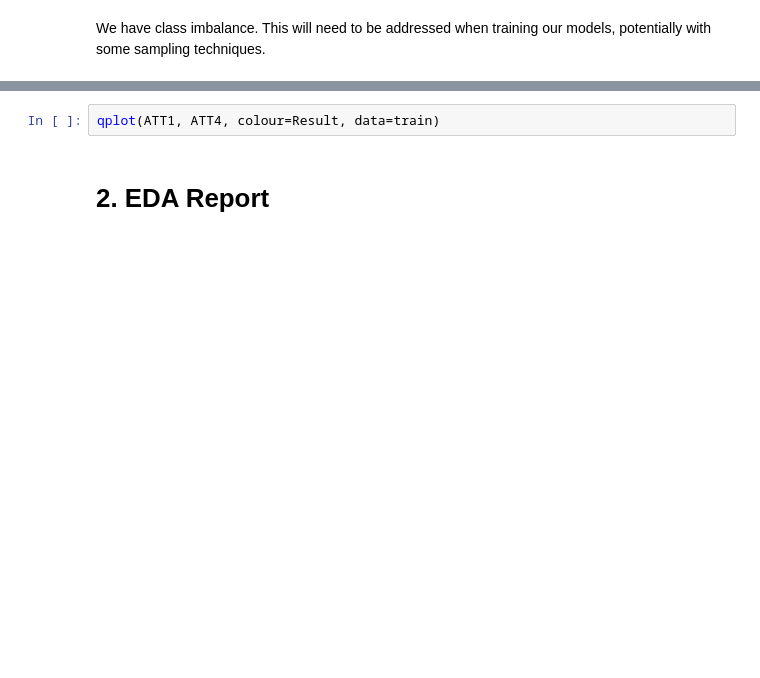
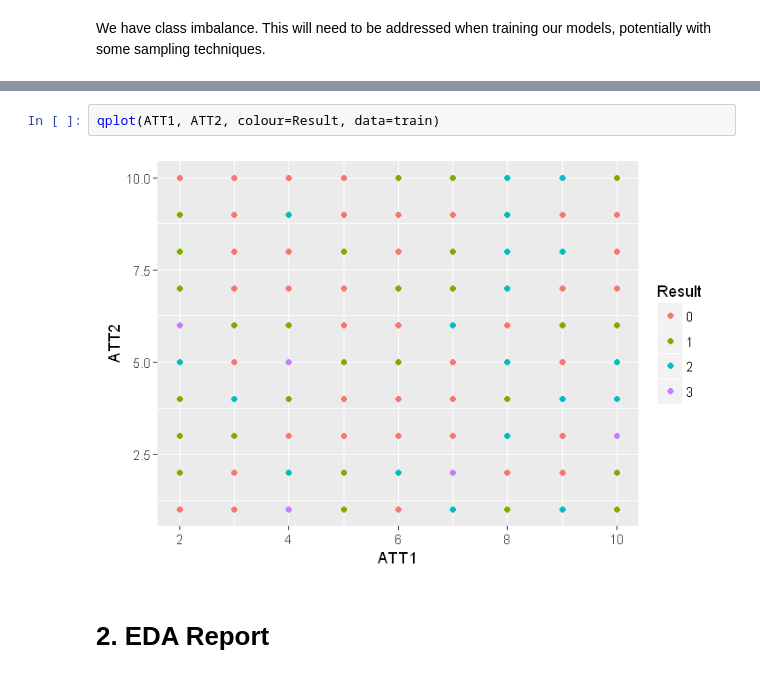
Before and after one commit to codeBehindMe/ADLA3, a Jupyter notebook: groupG.ipynb, the cells around one changed output, grey strips where cells are left out. Saved outputs shown, nothing was run; the diff lists cells and outputs as text; blank space fills up the shorter version.

```diff
--- a/groupG.ipynb
+++ b/groupG.ipynb
@@ -201,5 +189,7 @@ ggplot(aes(x=ATT1, y=ATT2, color=Result),  #by setting color=color, ggplot autom
 # %%
-qplot(ATT1, ATT4, colour=Result, data=train)
+qplot(ATT1, ATT2, colour=Result, data=train)
+# %% [output]
+[figure, added]
 # %% [markdown]
 # 2. EDA Report
 # %% [markdown]
```
Also changed, not shown: parts of 40 cells of this notebook.
